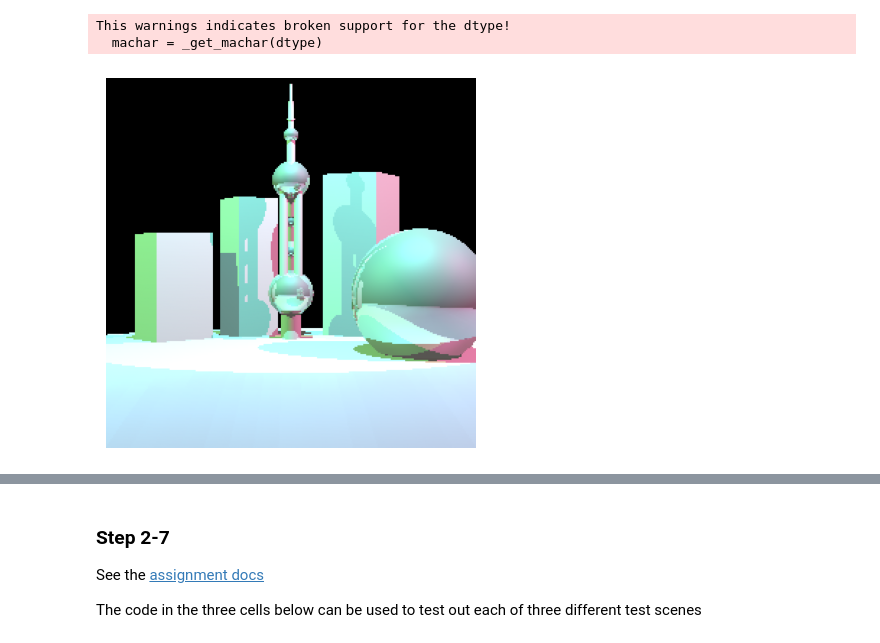
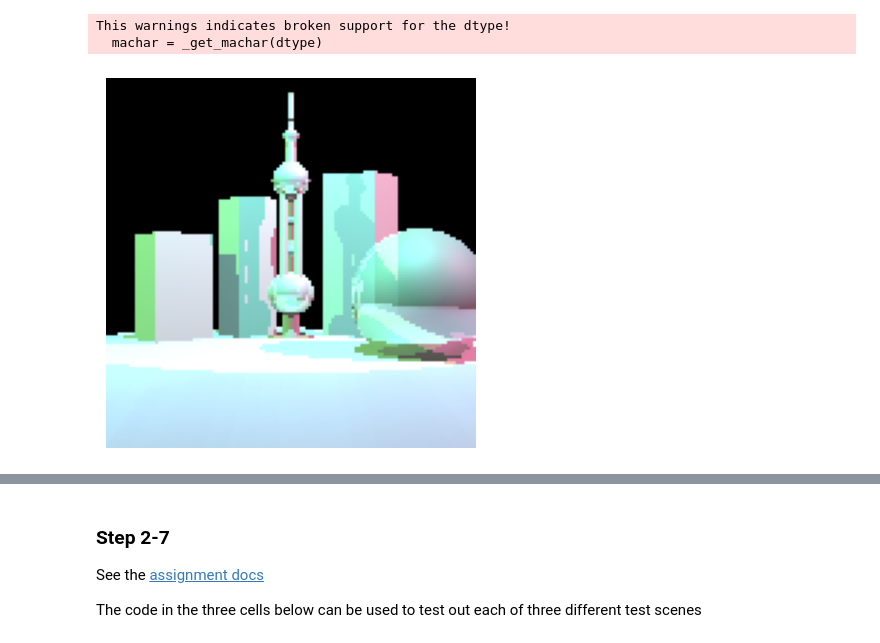
Before and after one commit to jcadastra/TracinRays, a Jupyter notebook: Testing.ipynb, the cells around one changed output, grey strips where cells are left out. Cells and saved outputs as stored; diff of their text form; code cells hidden in the pictures.

```diff
--- a/Testing.ipynb
+++ b/Testing.ipynb
@@ -16,10 +16,10 @@ This warnings indicates broken support for the dtype!
 #im = SkyboxExample().render(output_shape = [144,256]).GetFloatCopy()
 #im.show()
 # %%
-im = Tower().render(output_shape = [256,256]).GetFloatCopy()
+im = Tower().render(output_shape = [128,128]).GetFloatCopy()
 im.show()
 # %% [output]
-[figure, old version]
+[figure, new version]
 # %%
 # im = RectangularExample().render(output_shape=[144,256]).GetFloatCopy()
 # im.show()
```
Also changed, not shown: 2 other files.
